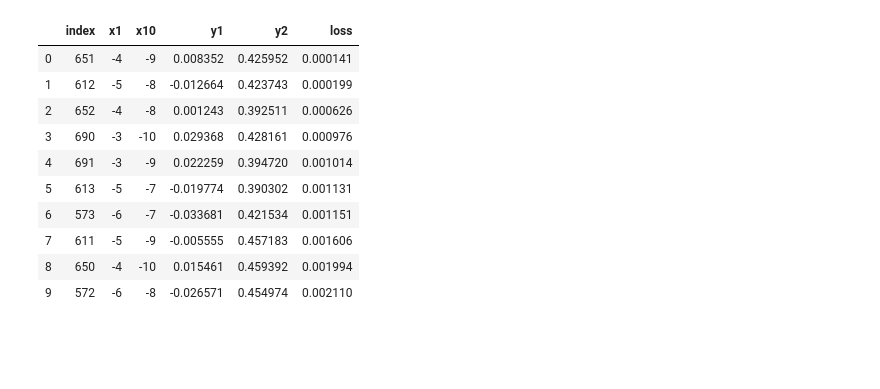
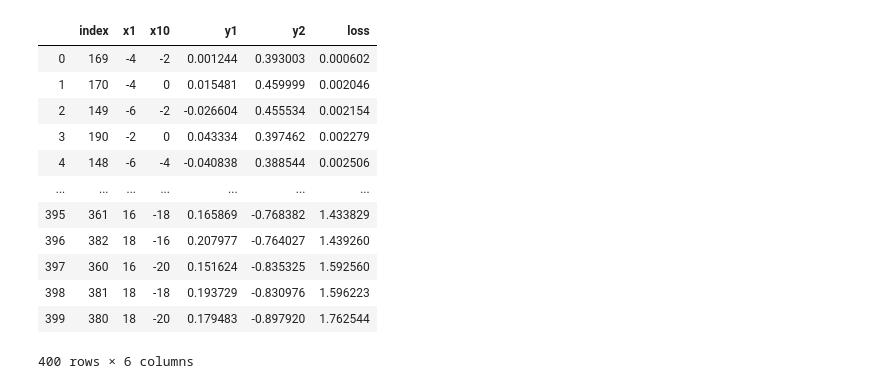
Before and after one commit to loopyme/CUMCU-2019-B, a Jupyter notebook: analyse/grid2.ipynb, the cells around one changed output. Saved outputs shown, nothing was run; the diff lists cells and outputs as text; code cells hidden in the pictures; blank space fills up the shorter version.

```diff
--- a/analyse/grid2.ipynb
+++ b/analyse/grid2.ipynb
@@ -4,21 +4,9 @@ import matplotlib.pyplot as plt
 import numpy as np
 from mpl_toolkits.mplot3d import Axes3D
 
-log = pd.read_csv("./grid2.txt")
+log = pd.read_csv("../res/csv/grid２.csv")
 # %%
 a = log.drop_duplicates().sort_values(by="loss").reset_index()
 # %%
-a.head(10)
+a.head(10).to_csv("../res/csv/grid_res.csv")
-# %% [output]
-|  | index | x1 | x10 | y1 | y2 | loss |
-| 0 | 651 | -4 | -9 | 0.008352 | 0.425952 | 0.000141 |
-| 1 | 612 | -5 | -8 | -0.012664 | 0.423743 | 0.000199 |
-| 2 | 652 | -4 | -8 | 0.001243 | 0.392511 | 0.000626 |
-| 3 | 690 | -3 | -10 | 0.029368 | 0.428161 | 0.000976 |
-| 4 | 691 | -3 | -9 | 0.022259 | 0.394720 | 0.001014 |
-| 5 | 613 | -5 | -7 | -0.019774 | 0.390302 | 0.001131 |
-| 6 | 573 | -6 | -7 | -0.033681 | 0.421534 | 0.001151 |
-| 7 | 611 | -5 | -9 | -0.005555 | 0.457183 | 0.001606 |
-| 8 | 650 | -4 | -10 | 0.015461 | 0.459392 | 0.001994 |
-| 9 | 572 | -6 | -8 | -0.026571 | 0.454974 | 0.002110 |
 # %%
@@ -29,5 +17,21 @@ y = np.arange(-2.0, 2.0, delta)
 l = len(x)
 Z = np.zeros(shape=(l, l))
 X, Y = np.meshgrid(x, y)
+# %%
+a
+# %% [output]
+|  | index | x1 | x10 | y1 | y2 | loss |
+| 0 | 169 | -4 | -2 | 0.001244 | 0.393003 | 0.000602 |
+| 1 | 170 | -4 | 0 | 0.015481 | 0.459999 | 0.002046 |
+| 2 | 149 | -6 | -2 | -0.026604 | 0.455534 | 0.002154 |
+| 3 | 190 | -2 | 0 | 0.043334 | 0.397462 | 0.002279 |
+| 4 | 148 | -6 | -4 | -0.040838 | 0.388544 | 0.002506 |
+| ... | ... | ... | ... | ... | ... | ... |
+| 395 | 361 | 16 | -18 | 0.165869 | -0.768382 | 1.433829 |
+| 396 | 382 | 18 | -16 | 0.207977 | -0.764027 | 1.439260 |
+| 397 | 360 | 16 | -20 | 0.151624 | -0.835325 | 1.592560 |
+| 398 | 381 | 18 | -18 | 0.193729 | -0.830976 | 1.596223 |
+| 399 | 380 | 18 | -20 | 0.179483 | -0.897920 | 1.762544 |
+400 rows × 6 columns
 # %%
 for i in range(l):
```
Also changed, not shown: parts of 3 cells of this notebook, 2 other files.
